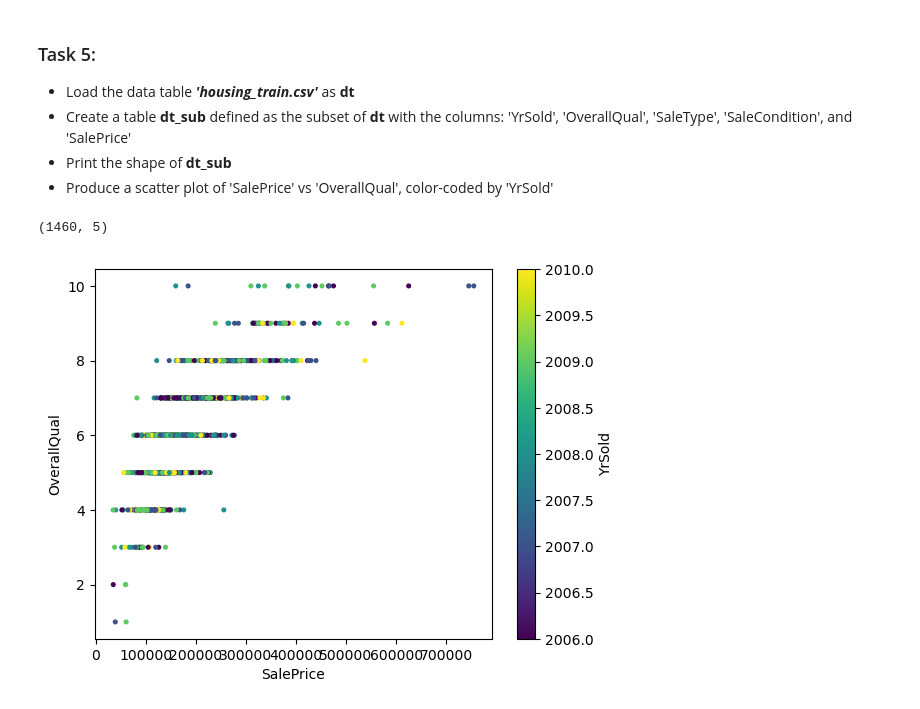
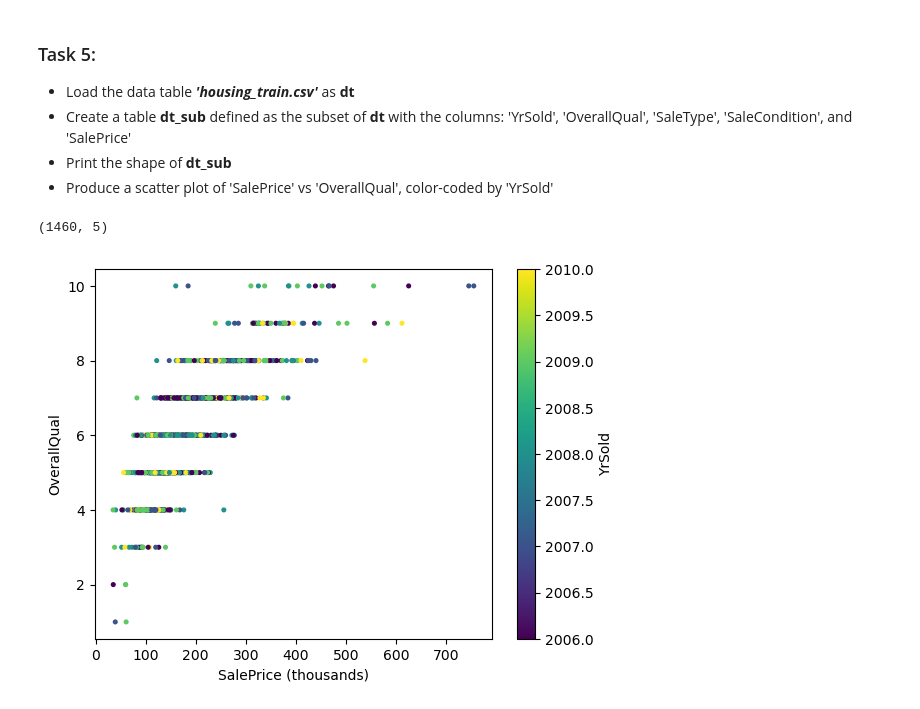
Before and after one commit to Mario-bgt/ESC403-Introduction-to-data-science, a Jupyter notebook: sheet_01_cyrill_albrecht/Session_01.ipynb, the cells around one changed output. Cells and saved outputs as stored; diff of their text form; code cells hidden in the pictures.

```diff
--- a/sheet_01_cyrill_albrecht/Session_01.ipynb
+++ b/sheet_01_cyrill_albrecht/Session_01.ipynb
@@ -335,14 +335,14 @@ m.head()
 # %%
 dt = pd.read_csv('housing_train.csv', sep=',')
 dt_sub = dt[['YrSold', 'OverallQual', 'SaleType', 'SaleCondition', 'SalePrice']]
 print(dt_sub.shape)
 plt.figure()
-sct_plt = plt.scatter(dt_sub['SalePrice'], dt_sub['OverallQual'], c=dt_sub['YrSold'], marker='o', s=7, cmap='viridis')
+sct_plt = plt.scatter(dt_sub['SalePrice']/1000, dt_sub['OverallQual'], c=dt_sub['YrSold'], marker='o', s=7, cmap='viridis')
 cbar = plt.colorbar(sct_plt)
-plt.xlabel('SalePrice')
+plt.xlabel('SalePrice (thousands)')
 plt.ylabel('OverallQual')
 cbar.set_label('YrSold')
 plt.show()
 # %% [output]
 (1460, 5)
-[figure, old version]
+[figure, new version]
```
